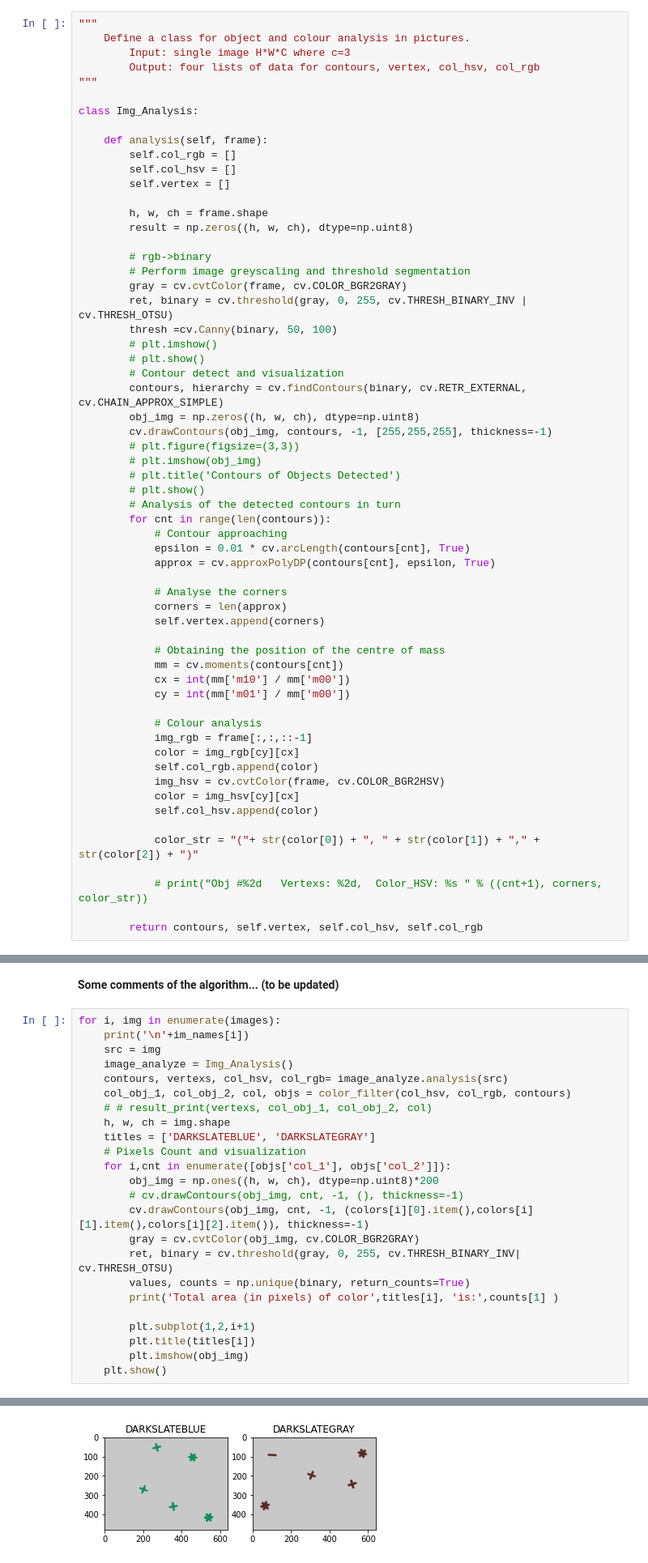
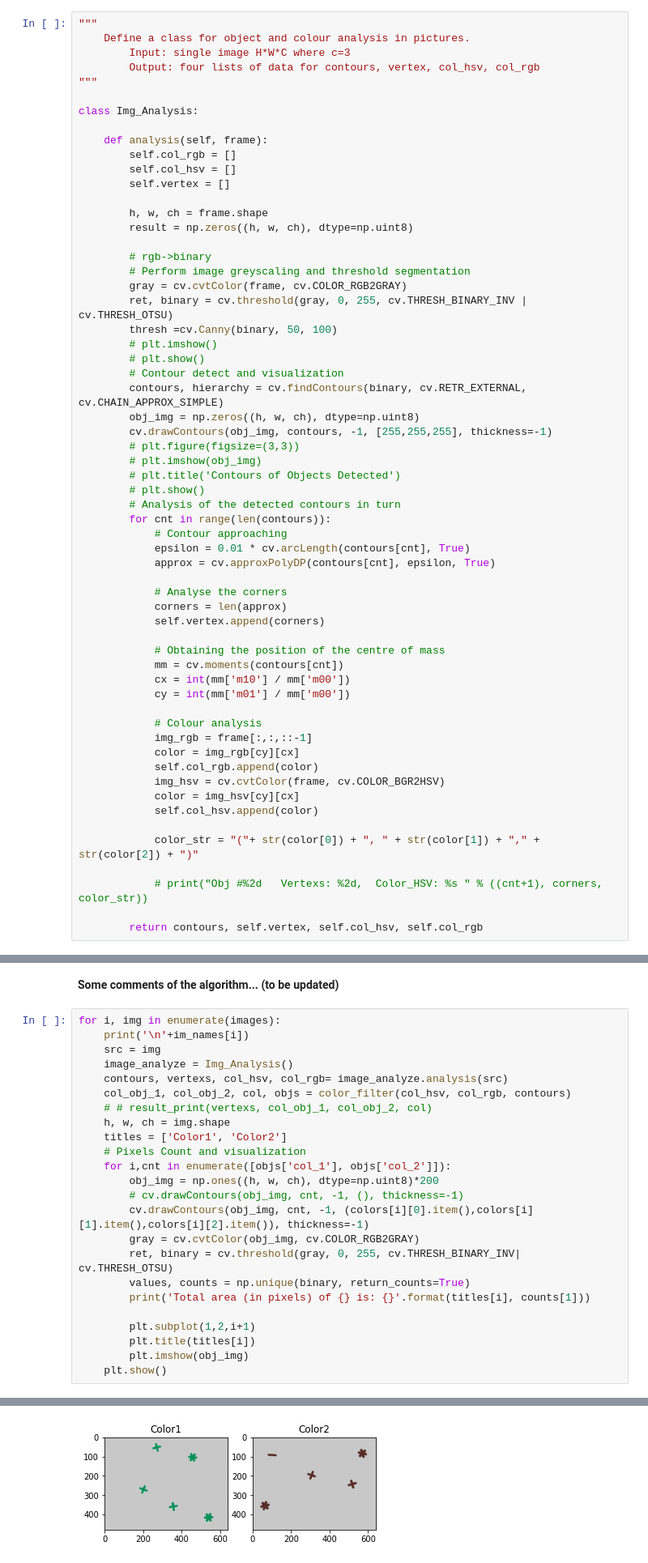
Before and after one commit to LTS5/iapr, a Jupyter notebook: labs/part_2_lab_01.ipynb, the cells around one changed output, grey strips where cells are left out. Shown at 81% size. Drawn from its saved outputs; the diff is of its cells as text.

```diff
--- a/labs/part_2_lab_01.ipynb
+++ b/labs/part_2_lab_01.ipynb
@@ -272,7 +272,7 @@ class Img_Analysis:
 
         # rgb->binary
         # Perform image greyscaling and threshold segmentation
-        gray = cv.cvtColor(frame, cv.COLOR_BGR2GRAY)
+        gray = cv.cvtColor(frame, cv.COLOR_RGB2GRAY)
         ret, binary = cv.threshold(gray, 0, 255, cv.THRESH_BINARY_INV | cv.THRESH_OTSU)
         thresh =cv.Canny(binary, 50, 100)
         # plt.imshow()
@@ -515,16 +515,16 @@ for i, img in enumerate(images):
     col_obj_1, col_obj_2, col, objs = color_filter(col_hsv, col_rgb, contours)
     # # result_print(vertexs, col_obj_1, col_obj_2, col)
     h, w, ch = img.shape
-    titles = ['DARKSLATEBLUE', 'DARKSLATEGRAY']
+    titles = ['Color1', 'Color2']
     # Pixels Count and visualization
     for i,cnt in enumerate([objs['col_1'], objs['col_2']]):
         obj_img = np.ones((h, w, ch), dtype=np.uint8)*200
         # cv.drawContours(obj_img, cnt, -1, (), thickness=-1)
         cv.drawContours(obj_img, cnt, -1, (colors[i][0].item(),colors[i][1].item(),colors[i][2].item()), thickness=-1)
-        gray = cv.cvtColor(obj_img, cv.COLOR_BGR2GRAY)
+        gray = cv.cvtColor(obj_img, cv.COLOR_RGB2GRAY)
         ret, binary = cv.threshold(gray, 0, 255, cv.THRESH_BINARY_INV| cv.THRESH_OTSU)
         values, counts = np.unique(binary, return_counts=True)
-        print('Total area (in pixels) of color',titles[i], 'is:',counts[1] )
+        print('Total area (in pixels) of {} is: {}'.format(titles[i], counts[1]))
 
         plt.subplot(1,2,i+1)
         plt.title(titles[i])
@@ -537,2 +537,2 @@ Total area (in pixels) of color DARKSLATEGRAY is: 5115
-[figure, old version]
+[figure, new version]
 arena-shapes-02
```
Also changed, not shown: parts of 4 cells of this notebook.
